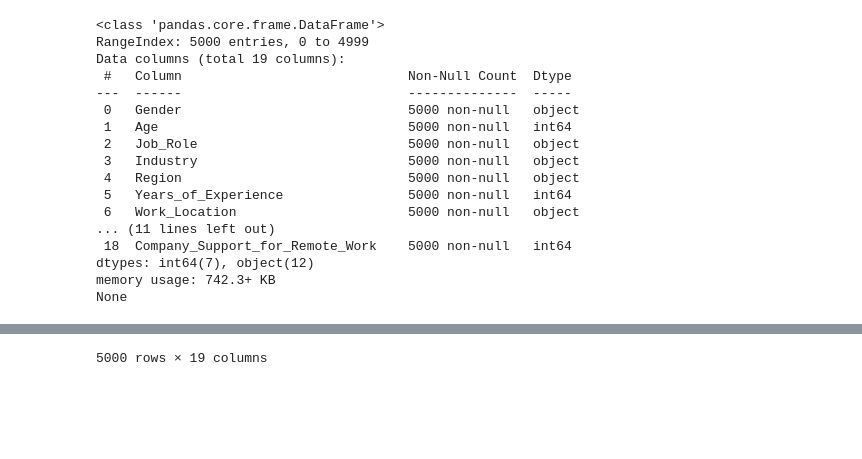
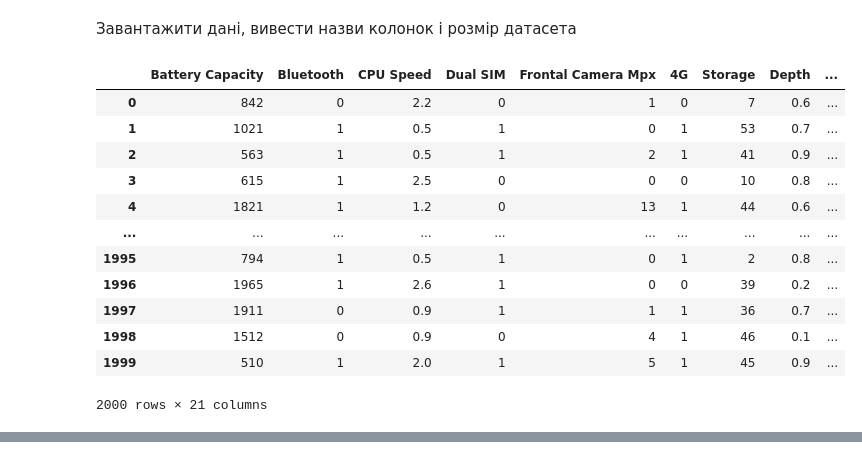
Before and after one commit to pro100jekon/kpi-da, a Jupyter notebook: lb1.ipynb, the cells around one changed output, grey strips where cells are left out. Drawn from its saved outputs; the diff is of its cells as text; code cells hidden in the pictures; blank space fills up the shorter version.

Commit message:
changed dataset

```diff
--- a/lb1.ipynb
+++ b/lb1.ipynb
@@ -1,33 +1,52 @@
+# %% [markdown]
+Завантажити дані, вивести назви колонок і розмір датасета
 # %%
 import pandas as pd
 import numpy as np
 import matplotlib.pyplot as plt
 import seaborn as sns
-from sklearn.model_selection import train_test_split
-from sklearn.preprocessing import OrdinalEncoder, StandardScaler, LabelEncoder, OneHotEncoder
+from sklearn.preprocessing import StandardScaler
 
 
-table = pd.read_csv('remote_work.csv') # https://www.kaggle.com/datasets/waqi786/remote-work-and-mental-health
-grid = pd.DataFrame(table).fillna('None')
-grid = grid[['Gender', 'Age', 'Job_Role', 'Industry', 'Region', 'Years_of_Experience', 'Work_Location', 'Number_of_Virtual_Meetings', 'Hours_Worked_Per_Week', 'Work_Life_Balance_Rating', 'Productivity_Change', 'Social_Isolation_Rating', 'Satisfaction_with_Remote_Work', 'Stress_Level', 'Access_to_Mental_Health_Resources', 'Sleep_Quality', 'Physical_Activity', 'Mental_Health_Condition', 'Company_Support_for_Remote_Work']]
-unmapped = grid.copy()
-print(grid.info())
-unmapped
+table = pd.read_csv('train.csv')
+renaming = {
+    'battery_power': 'Battery Capacity',
+    'talk_time': 'Battery Life for Calls',
+    'touch_screen': 'Touch Screen',
+    'blue': 'Bluetooth',
+    'wifi': 'Wifi',
+    'dual_sim': 'Dual SIM',
+    'four_g': '4G',
+    'three_g': '3G',
+    'n_cores': 'CPU Cores',
+    'clock_speed': 'CPU Speed',
+    'fc': 'Frontal Camera Mpx',
+    'pc': 'Rear Camera Mpx',
+    'int_memory': 'Storage',
+    'ram': 'RAM',
+    'm_dep': 'Depth',
+    'mobile_wt': 'Weight',
+    'px_height': 'Screen Height px',
+    'px_width': 'Screen Width px',
+    'sc_h': 'Screen Height cm',
+    'sc_w': 'Screen Width cm',
+    'price_range': 'Price Range'
+}
+df = pd.DataFrame(table)
+df.rename(columns=renaming, inplace=True)
+
+df
 # %% [output]
+|  | Battery Capacity | Bluetooth | CPU Speed | Dual SIM | Frontal Camera Mpx | 4G | Storage | Depth | ... |
+| 0 | 842 | 0 | 2.2 | 0 | 1 | 0 | 7 | 0.6 | ... |
+| 1 | 1021 | 1 | 0.5 | 1 | 0 | 1 | 53 | 0.7 | ... |
+| 2 | 563 | 1 | 0.5 | 1 | 2 | 1 | 41 | 0.9 | ... |
+| 3 | 615 | 1 | 2.5 | 0 | 0 | 0 | 10 | 0.8 | ... |
+| 4 | 1821 | 1 | 1.2 | 0 | 13 | 1 | 44 | 0.6 | ... |
+| ... | ... | ... | ... | ... | ... | ... | ... | ... | ... |
+| 1995 | 794 | 1 | 0.5 | 1 | 0 | 1 | 2 | 0.8 | ... |
+| 1996 | 1965 | 1 | 2.6 | 1 | 0 | 0 | 39 | 0.2 | ... |
+| 1997 | 1911 | 0 | 0.9 | 1 | 1 | 1 | 36 | 0.7 | ... |
+| 1998 | 1512 | 0 | 0.9 | 0 | 4 | 1 | 46 | 0.1 | ... |
+| 1999 | 510 | 1 | 2.0 | 1 | 5 | 1 | 45 | 0.9 | ... |
-<class 'pandas.core.frame.DataFrame'>
-RangeIndex: 5000 entries, 0 to 4999
-Data columns (total 19 columns):
- #   Column                             Non-Null Count  Dtype
----  ------                             --------------  -----
- 0   Gender                             5000 non-null   object
- 1   Age                                5000 non-null   int64
- 2   Job_Role                           5000 non-null   object
- 3   Industry                           5000 non-null   object
- 4   Region                             5000 non-null   object
- 5   Years_of_Experience                5000 non-null   int64
- 6   Work_Location                      5000 non-null   object
-... (11 lines left out)
- 18  Company_Support_for_Remote_Work    5000 non-null   int64
-dtypes: int64(7), object(12)
-memory usage: 742.3+ KB
-None
+2000 rows × 21 columns
@@ -46 +52,0 @@ None
-5000 rows × 19 columns
```
Also changed, not shown: parts of 8 cells of this notebook, 2 other files.
